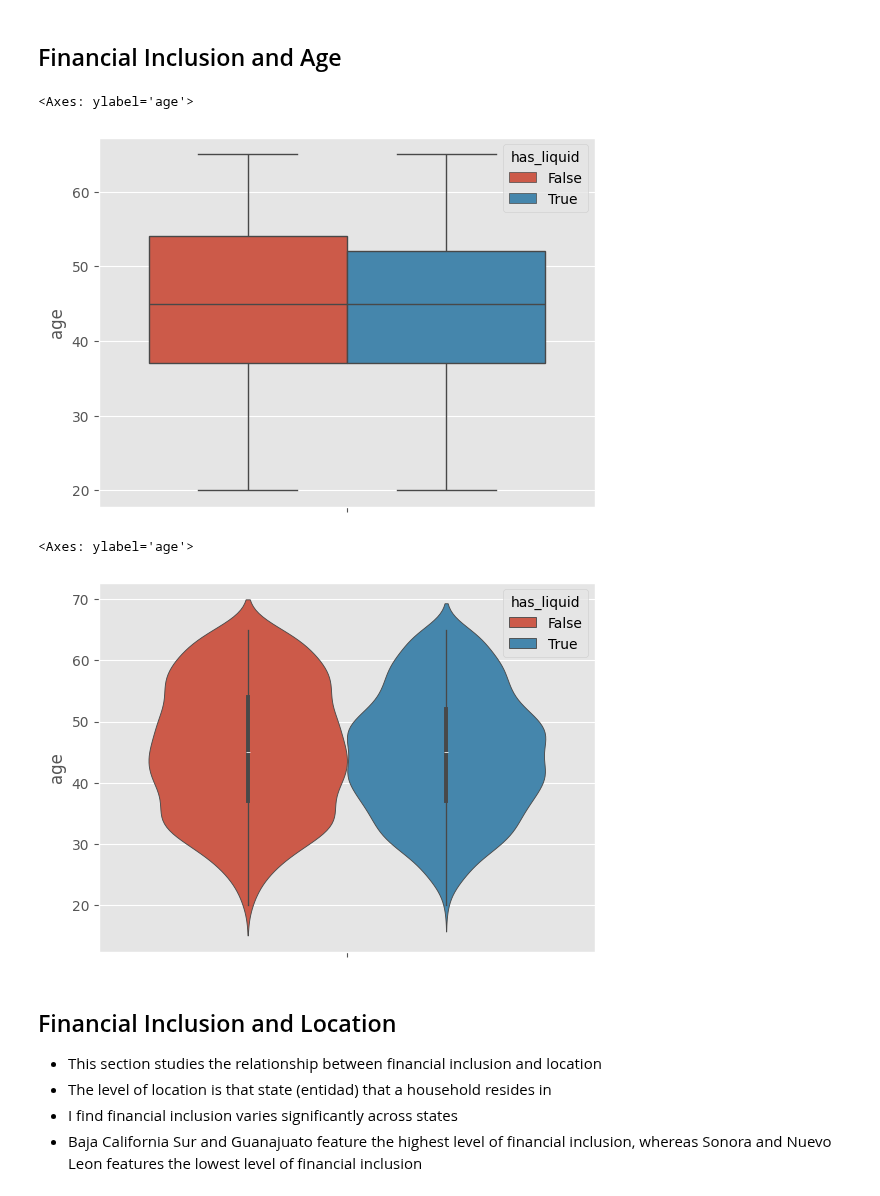
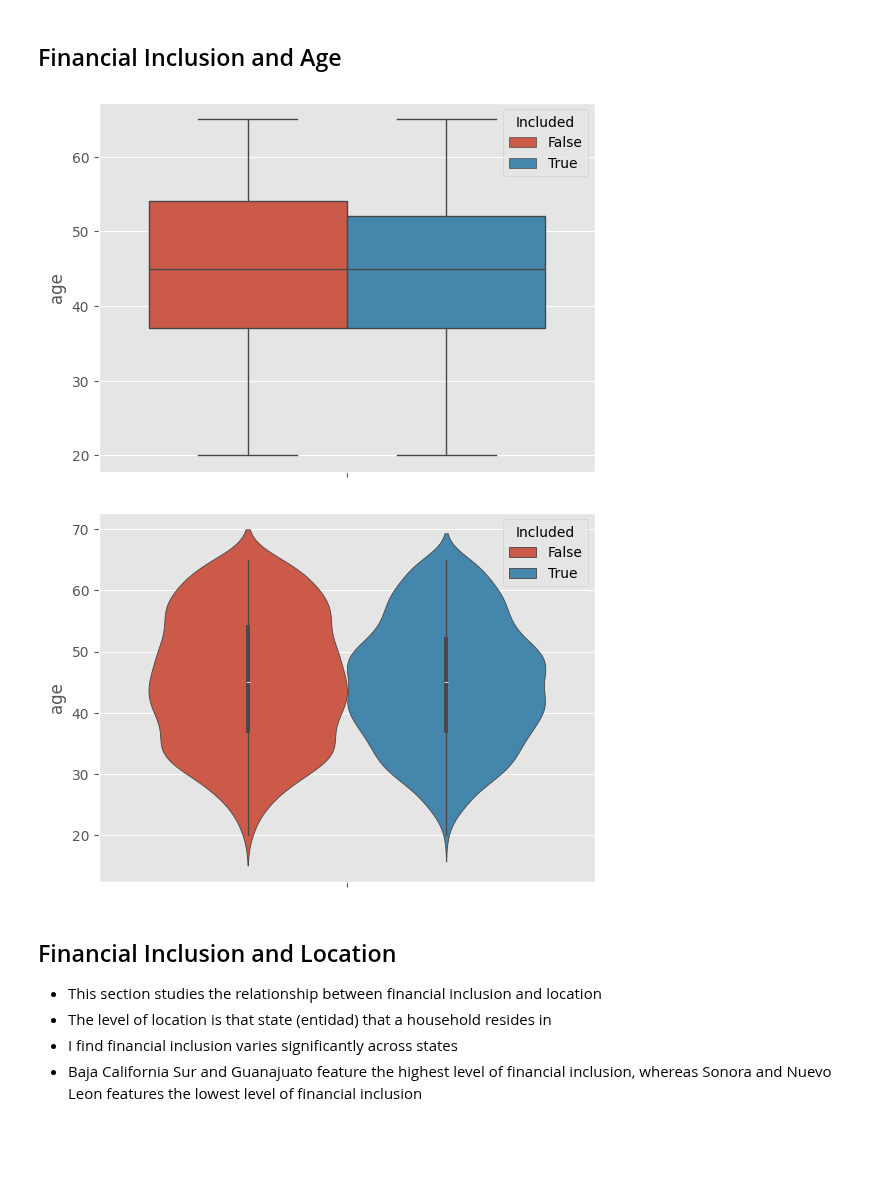
Before and after one commit to mjv2146/access-to-financial-markets, a Jupyter notebook: notebooks/2005/03_financial.ipynb, the cells around one changed output. Cells and saved outputs as stored; diff of their text form; code cells hidden in the pictures; blank space fills up the shorter version.

```diff
--- a/notebooks/2005/03_financial.ipynb
+++ b/notebooks/2005/03_financial.ipynb
@@ -99,14 +99,14 @@ Text(0.5, 0, 'Education')
 ## Financial Inclusion and Age
 # %%
 sns.boxplot(df, y='age', hue='has_liquid')
+plt.legend(title='Included');
 # %% [output]
-<Axes: ylabel='age'>
-[figure, old version]
+[figure, new version]
 # %%
 sns.violinplot(df, y='age', hue='has_liquid')
+plt.legend(title='Included');
 # %% [output]
-<Axes: ylabel='age'>
-[figure, old version]
+[figure, new version]
 # %% [markdown]
 ## Financial Inclusion and Location
 - This section studies the relationship between financial inclusion and location
```
Also changed, not shown: parts of 3 cells of this notebook, 1 other file.
